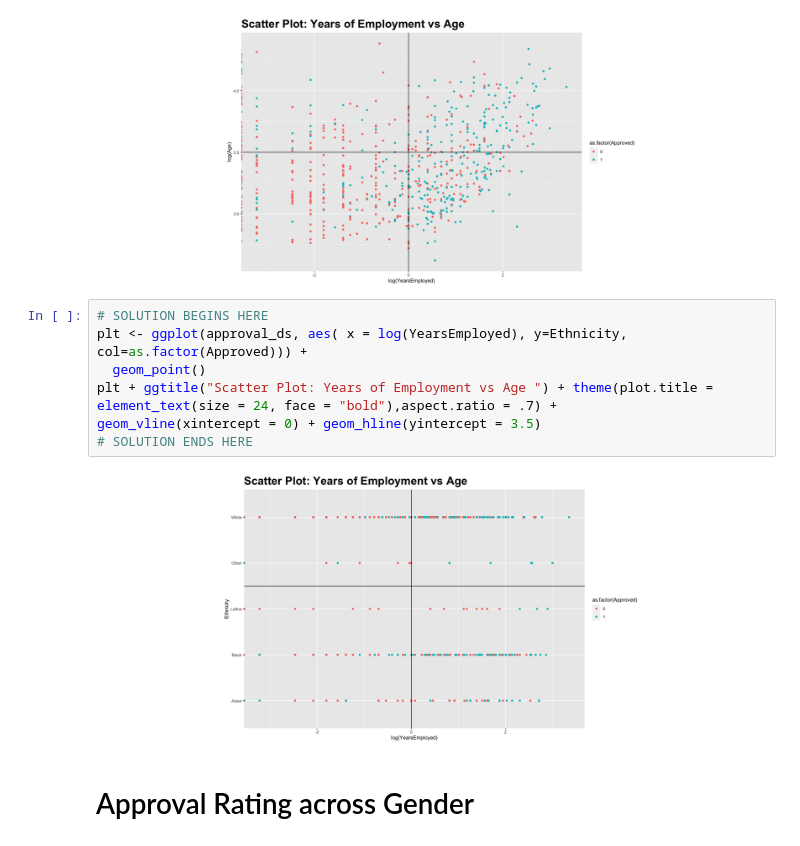
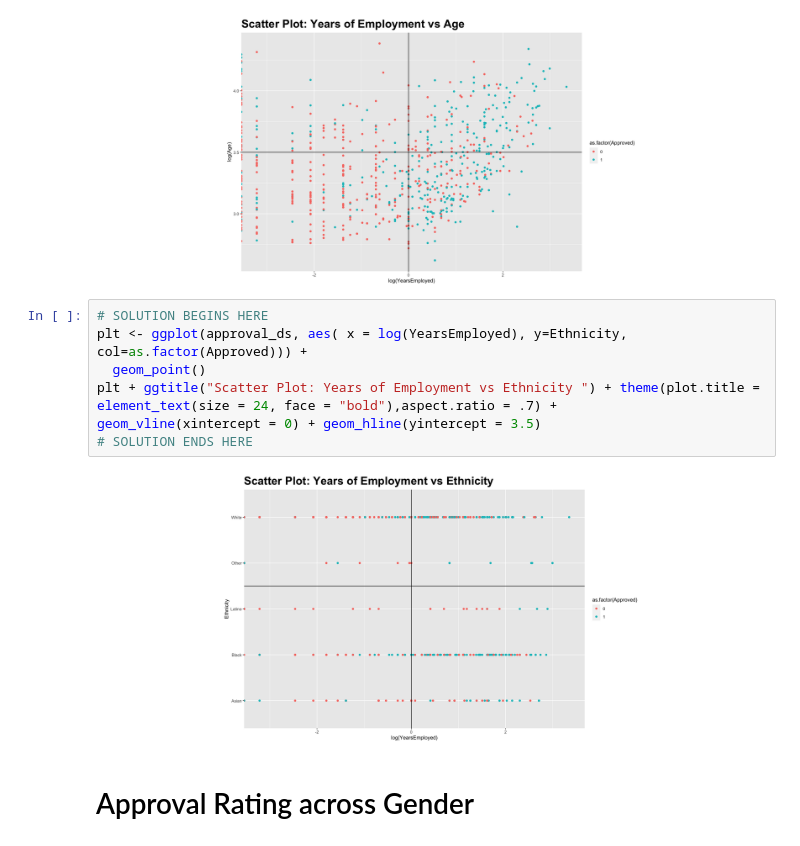
Before and after one commit to Xiaojie-Yu777/Credit-Approval-Analysis-and-Prediction, a Jupyter notebook: Code/Credit Default Analysis.ipynb, the cells around one changed output. Saved outputs shown, nothing was run; the diff lists cells and outputs as text.

```diff
--- a/Code/Credit Default Analysis.ipynb
+++ b/Code/Credit Default Analysis.ipynb
@@ -131,12 +131,12 @@ geom_vline(xintercept = 0) + geom_hline(yintercept = 3.5)
 # %%
 # SOLUTION BEGINS HERE
 plt <- ggplot(approval_ds, aes( x = log(YearsEmployed), y=Ethnicity, col=as.factor(Approved))) +
   geom_point()
-plt + ggtitle("Scatter Plot: Years of Employment vs Age ") + theme(plot.title = element_text(size = 24, face = "bold"),aspect.ratio = .7) +
+plt + ggtitle("Scatter Plot: Years of Employment vs Ethnicity ") + theme(plot.title = element_text(size = 24, face = "bold"),aspect.ratio = .7) +
 geom_vline(xintercept = 0) + geom_hline(yintercept = 3.5)
 # SOLUTION ENDS HERE
 # %% [output]
-[figure, old version]
+[figure, new version]
 # %% [markdown]
 # Approval Rating across Gender
 # %%
```
